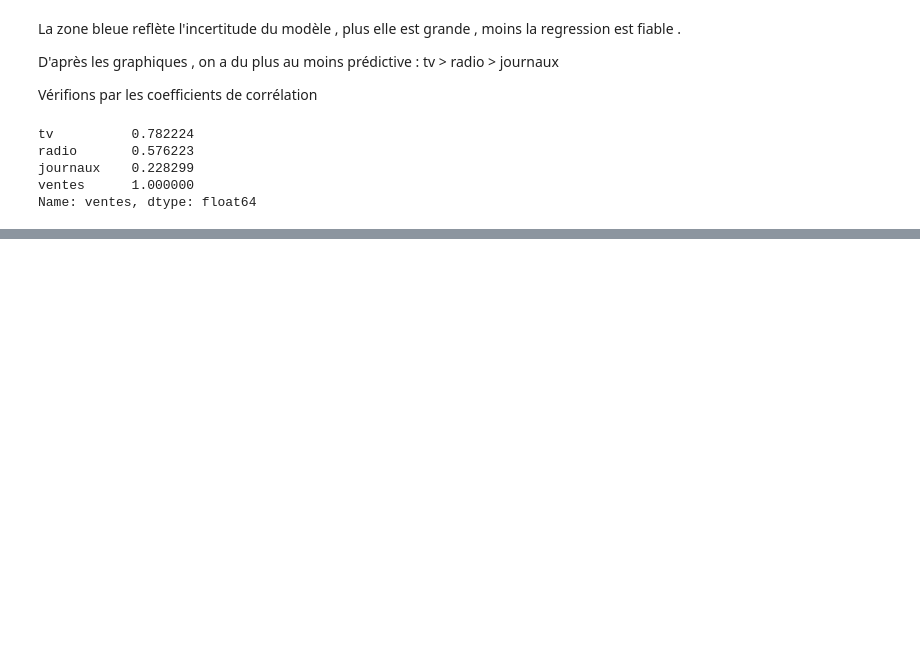
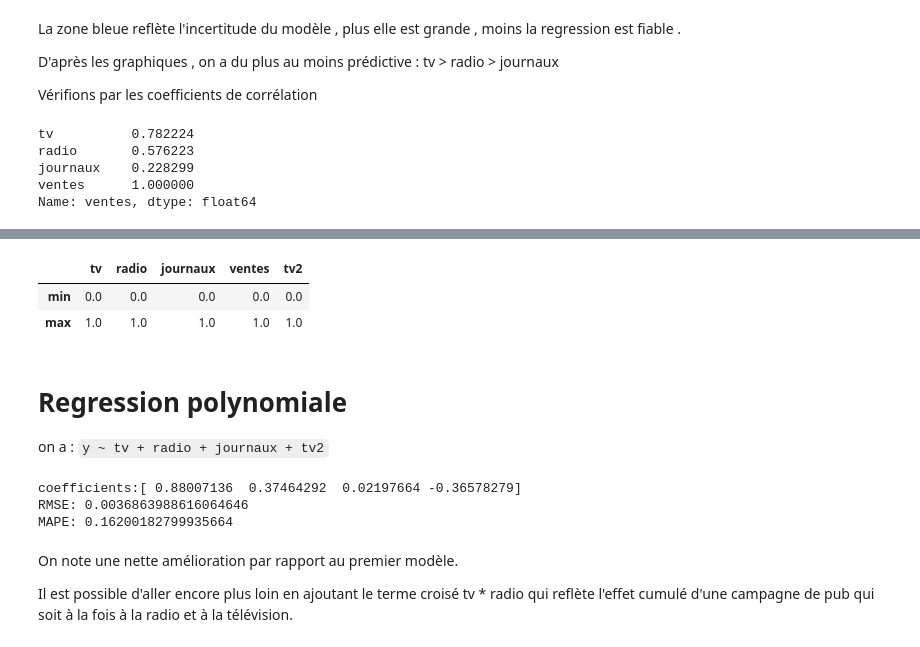
Before and after one commit to Harlequelrah/Learning_data_science, a Jupyter notebook: Learning_data_science/Initier_vous_au_machine_learning/Part2/C2.ipynb, the cells around one changed output, grey strips where cells are left out. Cells and saved outputs as stored; diff of their text form; code cells hidden in the pictures; blank space fills up the shorter version.

Commit message:
regression lineaire , normalisation , regression polynomiale

```diff
--- a/Learning_data_science/Initier_vous_au_machine_learning/Part2/C2.ipynb
+++ b/Learning_data_science/Initier_vous_au_machine_learning/Part2/C2.ipynb
@@ -128,0 +178,49 @@ Name: ventes, dtype: float64
+# %%
+# créons la nouvelle variable
+df['tv2'] = df.tv **2
+# %%
+# importation du scaler
+from sklearn.preprocessing import MinMaxScaler
+
+# instanciation
+scaler = MinMaxScaler()
+
+# array normalisé
+data_array = scaler.fit_transform(df)
+
+# transformation en dataframe
+df = pd.DataFrame(data_array,columns=['tv','radio','journaux','ventes','tv2'])
+# %%
+# verification
+df.describe().loc[['min','max']]
+# %% [output]
+|  | tv | radio | journaux | ventes | tv2 |
+| min | 0.0 | 0.0 | 0.0 | 0.0 | 0.0 |
+| max | 1.0 | 1.0 | 1.0 | 1.0 | 1.0 |
+# %% [markdown]
+# Regression polynomiale
+on a : `y ~ tv + radio + journaux + tv2`
+# %%
+X = df[["tv", "radio", "journaux", "tv2"]]
+
+y = df.ventes
+
+X_train,X_test,y_train,y_test = train_test_split(X,y,test_size=0.2,random_state=42)
+
+reg.fit(X_train,y_train)
+
+y_hat_pred_test = reg.predict(X_test)
+
+print(f"coefficients:{reg.coef_}")
+
+print(f"RMSE: {mean_squared_error(y_test, y_hat_pred_test)}")
+
+print(f"MAPE: {mean_absolute_percentage_error(y_test, y_hat_pred_test)}")
+# %% [output]
+coefficients:[ 0.88007136  0.37464292  0.02197664 -0.36578279]
+RMSE: 0.0036863988616064646
+MAPE: 0.16200182799935664
+# %% [markdown]
+On note une nette amélioration par rapport au premier modèle.
+
+Il est possible d'aller encore plus loin en ajoutant le terme croisé  tv * radio  qui reflète l'effet cumulé d'une campagne de pub qui soit à la fois à la radio et à la télévision.
```
Also changed, not shown: parts of 12 cells of this notebook.
